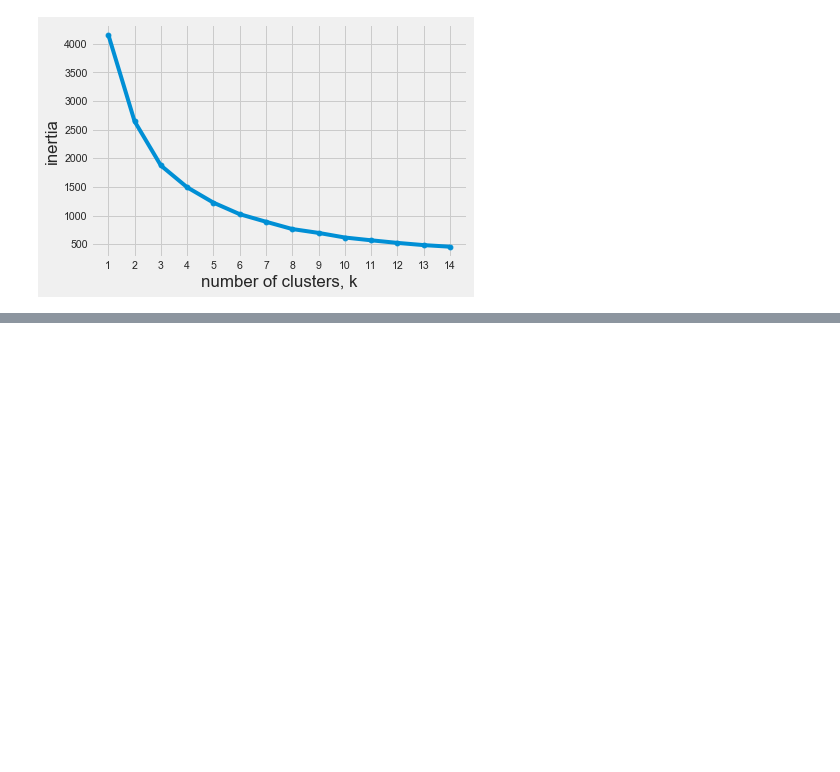
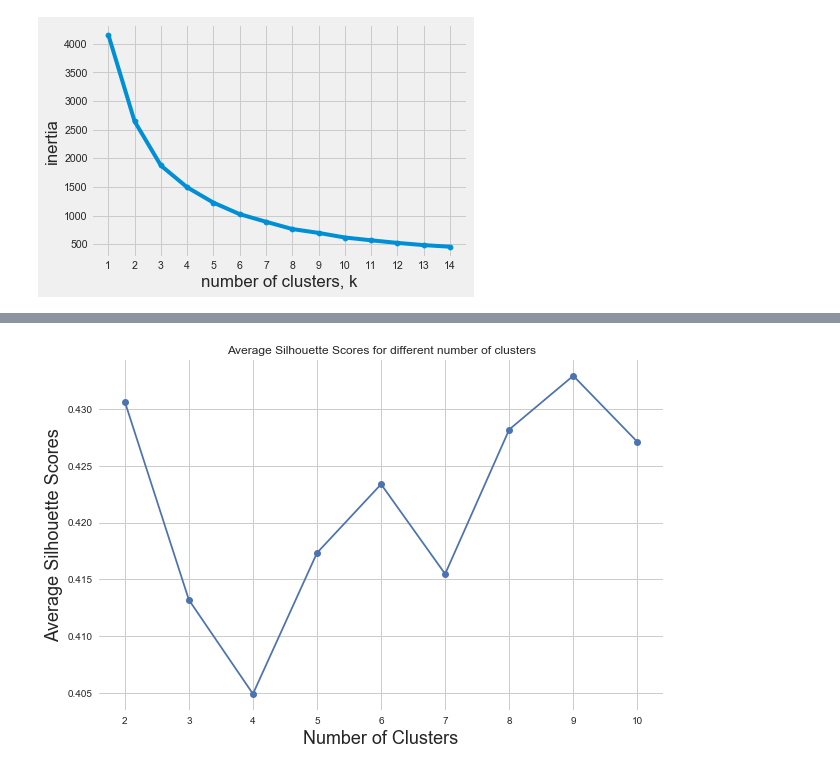
Before and after one commit to asha2490/Springboard, a Jupyter notebook: Capstone Project 1 Notebook.ipynb, the cells around one changed output, grey strips where cells are left out. Saved outputs shown, nothing was run; the diff lists cells and outputs as text; code cells hidden in the pictures; blank space fills up the shorter version.

```diff
--- a/Capstone Project 1 Notebook.ipynb
+++ b/Capstone Project 1 Notebook.ipynb
@@ -908,0 +989,10 @@ array([2, 2, 2, 2, 2, 0, 0, 0, 0, 0, 0, 0, 1, 0, 2, 1, 0, 0, 0, 2, 2, 2,
+# %%
+plt.figure(figsize=(9,6))
+plt.plot(range_n_clusters, silhouette_avg_scores, marker='o')
+plt.xlabel("Number of Clusters", fontsize=18)
+plt.ylabel("Average Silhouette Scores", fontsize=18)
+plt.title("Average Silhouette Scores for different number of clusters")
+#plt.grid(False)
+plt.show()
+# %% [output]
+[figure, added]
```
Also changed, not shown: parts of 7 cells of this notebook.
